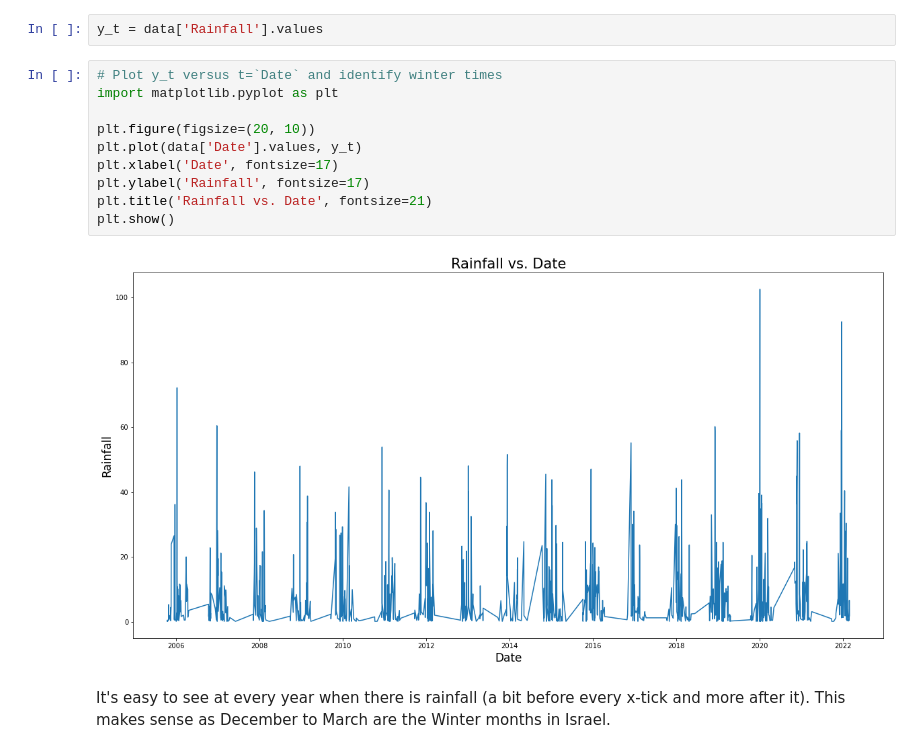
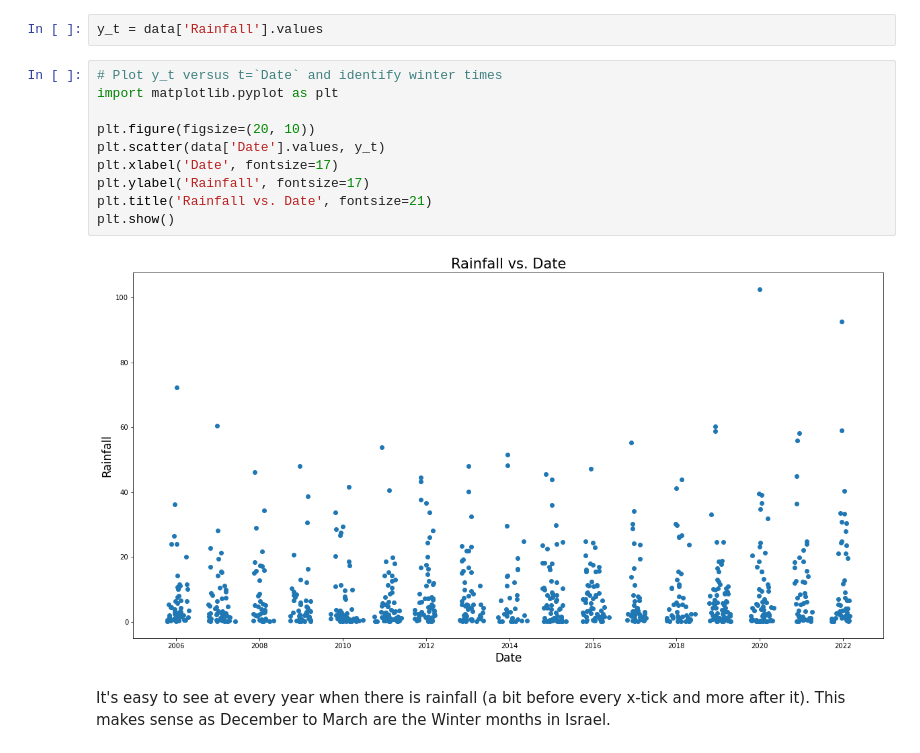
Before and after one commit to Nesher123/advanced-statistics, a Jupyter notebook: hw3/hw3.ipynb, the cells around one changed output. Cells and saved outputs as stored; diff of their text form.

```diff
--- a/hw3/hw3.ipynb
+++ b/hw3/hw3.ipynb
@@ -457,15 +480,15 @@ y_t = data['Rainfall'].values
 # %%
 # Plot y_t versus t=`Date` and identify winter times
 import matplotlib.pyplot as plt
 
 plt.figure(figsize=(20, 10))
-plt.plot(data['Date'].values, y_t)
+plt.scatter(data['Date'].values, y_t)
 plt.xlabel('Date', fontsize=17)
 plt.ylabel('Rainfall', fontsize=17)
 plt.title('Rainfall vs. Date', fontsize=21)
 plt.show()
 # %% [output]
-[figure, old version]
+[figure, new version]
 # %% [markdown]
 It's easy to see at every year when there is rainfall (a bit before every x-tick and more after it). This makes sense as December to March are the Winter months in Israel.
 # %% [markdown]
```
Also changed, not shown: parts of 23 cells of this notebook.
